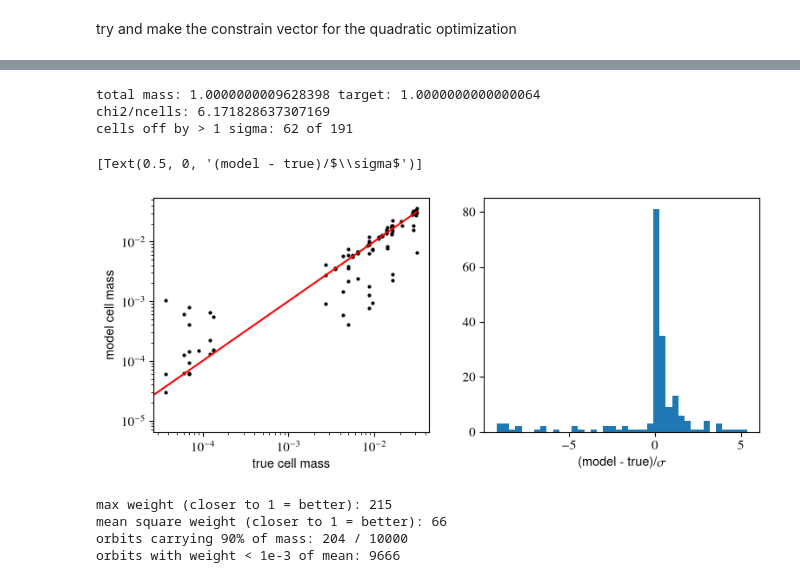
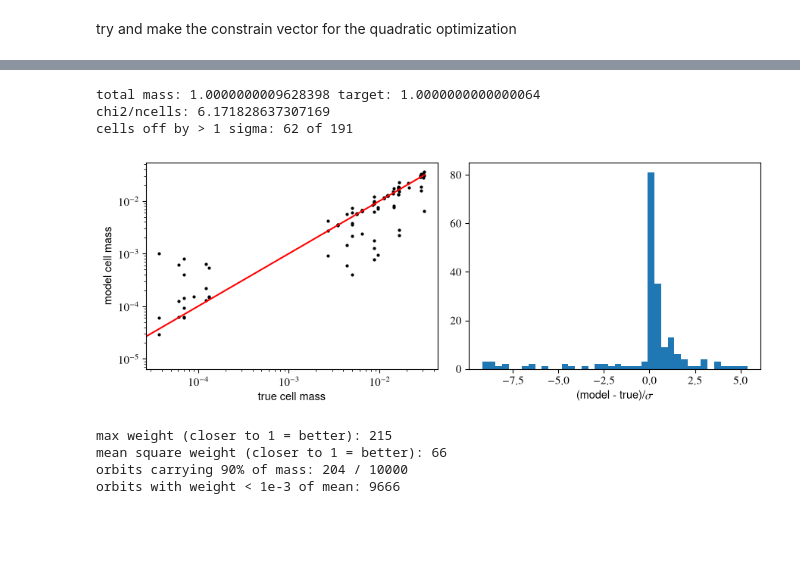
Before and after one commit to salvatore-ferrone/bar-dynamics, a Jupyter notebook: pedagogy/schwarzchild_ferrers_bar.ipynb, the cells around one changed output, grey strips where cells are left out. Drawn from its saved outputs; the diff is of its cells as text; code cells hidden in the pictures; blank space fills up the shorter version.

```diff
--- a/pedagogy/schwarzchild_hunter2024_bar.ipynb
+++ b/pedagogy/schwarzchild_ferrers_bar.ipynb
@@ -212,21 +277,22 @@ Optimal solution found.
 # %%
 mass_model = D.T.dot(weights)
 rel = (mass_model - mass_true) / sigma          # in units of the tolerance
 print("total mass:", weights.sum(), "target:", total_bar_mass)
 print("chi2/ncells:", numpy.mean(rel**2))
 print("cells off by > 1 sigma:", (abs(rel) > 1).sum(), "of", len(rel))
 
 fig, ax = plt.subplots(1, 2, figsize=(9, 3.5))
 ax[0].scatter(mass_true, mass_model, s=4, c="k")
 ax[0].plot([mass_true.min(), mass_true.max()], [mass_true.min(), mass_true.max()], "r")
 ax[0].set(xscale="log", yscale="log", xlabel="true cell mass", ylabel="model cell mass")
 ax[1].hist(rel, bins=40); ax[1].set(xlabel=r"(model - true)/$\sigma$")
+fig.tight_layout()
+fig.savefig("plots/ferrers_bar_schwartzschild_weights.png",dpi=300)
 # %% [output]
 total mass: 1.0000000009628398 target: 1.0000000000000064
 chi2/ncells: 6.171828637307169
 cells off by > 1 sigma: 62 of 191
-[Text(0.5, 0, '(model - true)/$\\sigma$')]
-[figure, old version]
+[figure, new version]
 # %%
 
 def analyze_weights(weights):
```
Also changed, not shown: parts of 12 cells of this notebook, 6 other files.
